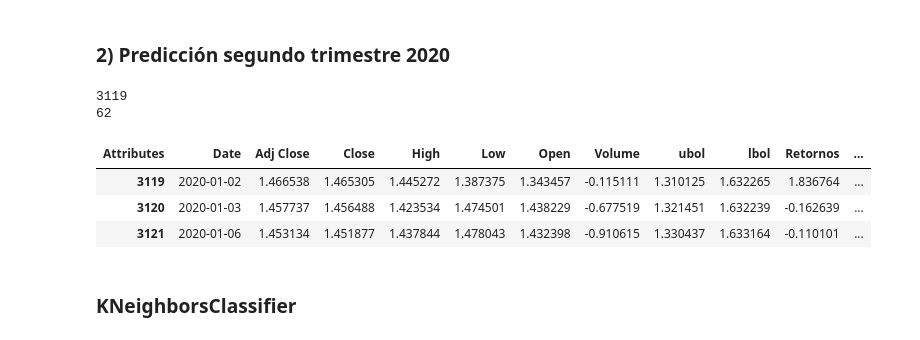
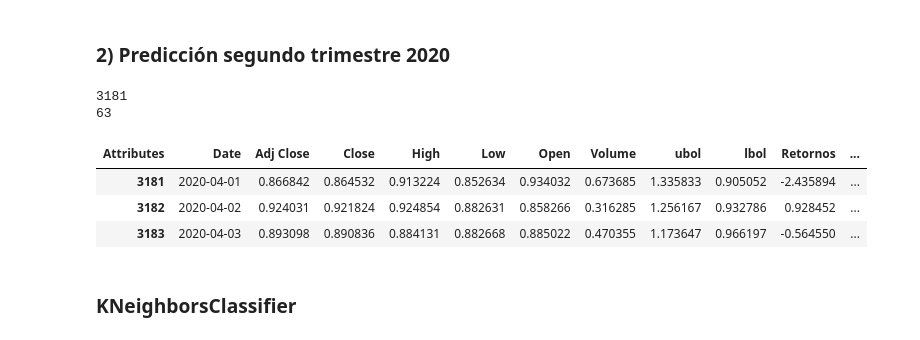
Before and after one commit to exsantucho/MLBolsaMentoria2021, a Jupyter notebook: Práctico 4 - Aprendizaje Supervisado-E-REV00.ipynb, the cells around one changed output. Saved outputs shown, nothing was run; the diff lists cells and outputs as text; code cells hidden in the pictures.

```diff
--- a/Práctico 4 - Aprendizaje Supervisado-E-REV00.ipynb
+++ b/Práctico 4 - Aprendizaje Supervisado-E-REV00.ipynb
@@ -379,17 +379,17 @@ date_lim_3 = "2020-07-01"
 data_train_q2 = train_test.loc[(train_test.Date < date_lim_2)]
 data_test_q2 = train_test.loc[(train_test.Date >= date_lim_2) & (train_test.Date < date_lim_3)]
 # %%
-print(data_train_q1.shape[0])
-print(data_test_q1.shape[0])
+print(data_train_q2.shape[0])
+print(data_test_q2.shape[0])
 
-data_test_q1.head(3)
+data_test_q2.head(3)
 # %% [output]
-3119
-62
+3181
+63
 | Attributes | Date | Adj Close | Close | High | Low | Open | Volume | ubol | lbol | Retornos | ... |
-| 3119 | 2020-01-02 | 1.466538 | 1.465305 | 1.445272 | 1.387375 | 1.343457 | -0.115111 | 1.310125 | 1.632265 | 1.836764 | ... |
-| 3120 | 2020-01-03 | 1.457737 | 1.456488 | 1.423534 | 1.474501 | 1.438229 | -0.677519 | 1.321451 | 1.632239 | -0.162639 | ... |
-| 3121 | 2020-01-06 | 1.453134 | 1.451877 | 1.437844 | 1.478043 | 1.432398 | -0.910615 | 1.330437 | 1.633164 | -0.110101 | ... |
+| 3181 | 2020-04-01 | 0.866842 | 0.864532 | 0.913224 | 0.852634 | 0.934032 | 0.673685 | 1.335833 | 0.905052 | -2.435894 | ... |
+| 3182 | 2020-04-02 | 0.924031 | 0.921824 | 0.924854 | 0.882631 | 0.858266 | 0.316285 | 1.256167 | 0.932786 | 0.928452 | ... |
+| 3183 | 2020-04-03 | 0.893098 | 0.890836 | 0.884131 | 0.882668 | 0.885022 | 0.470355 | 1.173647 | 0.966197 | -0.564550 | ... |
 # %% [markdown]
 ### KNeighborsClassifier
 # %%
```
Also changed, not shown: parts of 27 cells of this notebook.
